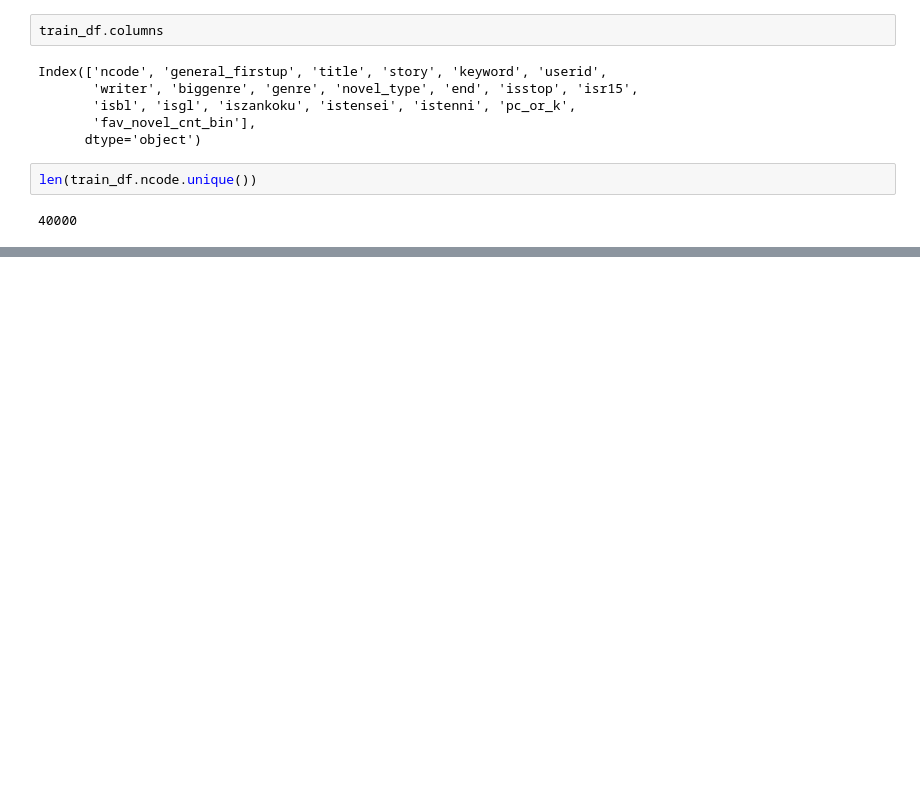
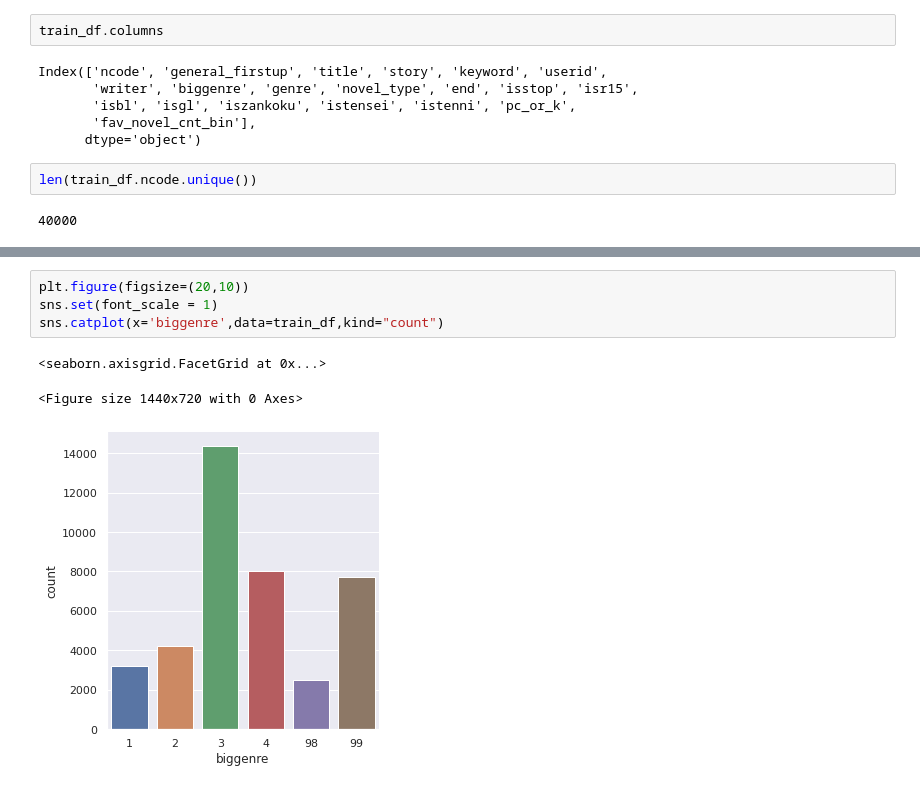
Before and after one commit to heizari/nishika_novel, a Jupyter notebook: notebook/001_EDA.ipynb, the cells around one changed output, grey strips where cells are left out. Cells and saved outputs as stored; diff of their text form; blank space fills up the shorter version.

```diff
--- a/notebook/001_EDA.ipynb
+++ b/notebook/001_EDA.ipynb
@@ -37,0 +113,8 @@ test_report.to_file(os.path.join(out_dir, path_test_report))
+# %%
+plt.figure(figsize=(20,10))
+sns.set(font_scale = 1)
+sns.catplot(x='biggenre',data=train_df,kind="count")
+# %% [output]
+<seaborn.axisgrid.FacetGrid at 0x...>
+<Figure size 1440x720 with 0 Axes>
+[figure, added]
```
Also changed, not shown: parts of 12 cells of this notebook, 6 other files.
